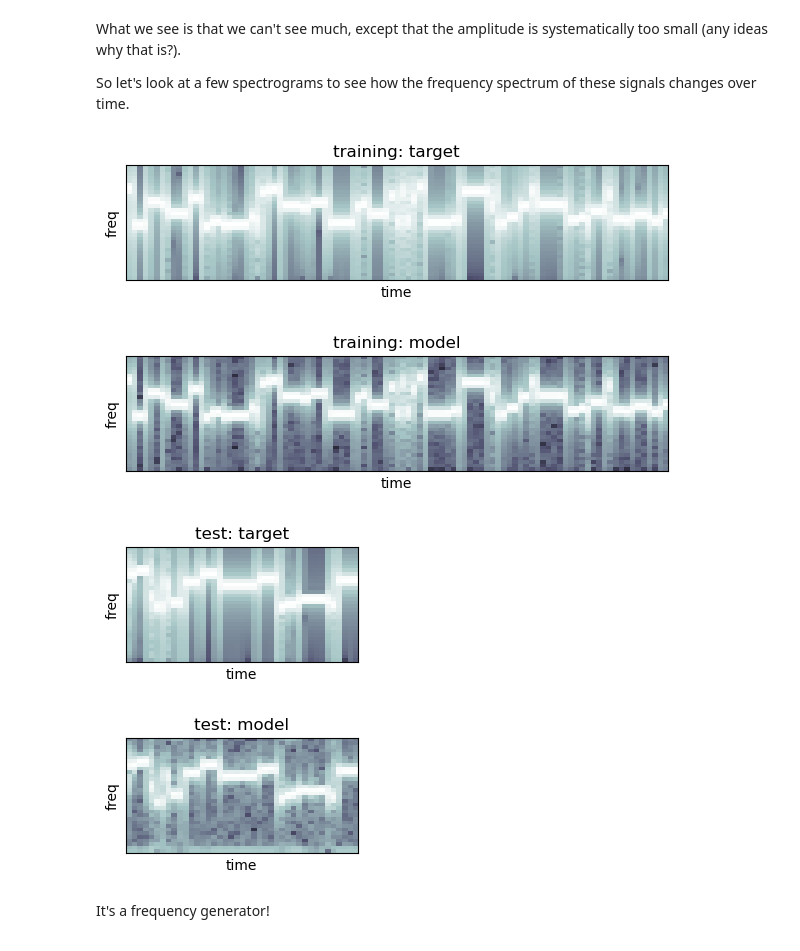
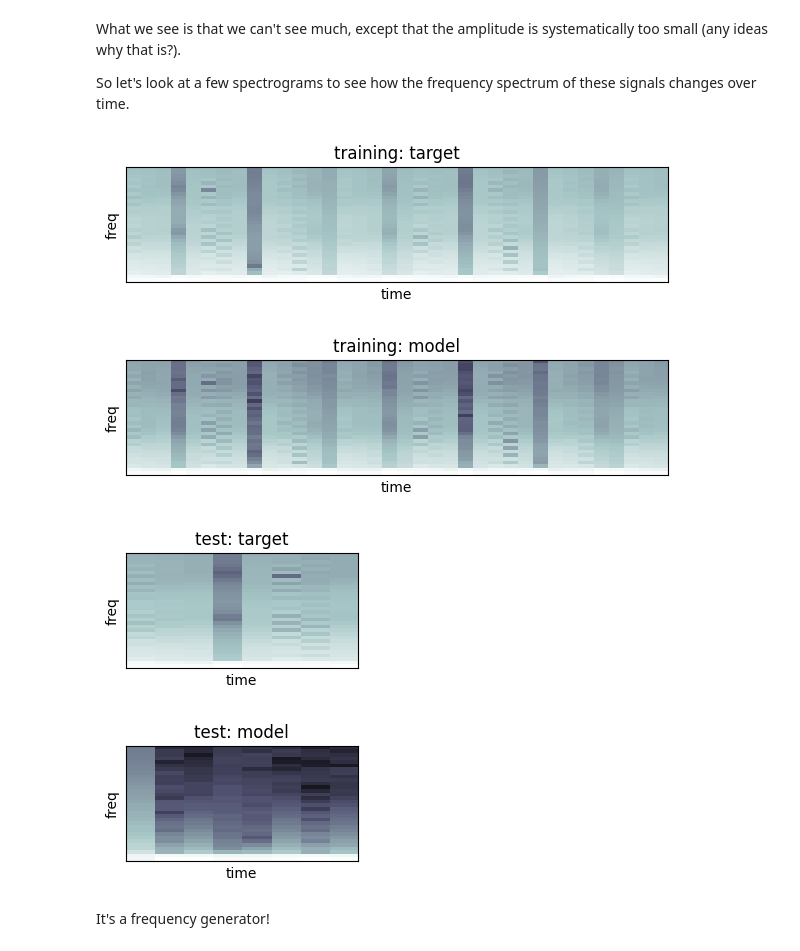
Before and after one commit to akerwick/pyESN, a Jupyter notebook: hh_gen.ipynb, the cells around one changed output. Cells and saved outputs as stored; diff of their text form; code cells hidden in the pictures.

```diff
--- a/hh_gen.ipynb
+++ b/hh_gen.ipynb
@@ -17,0 +85,3 @@ The network will learn to generate a wave signal whose frequency is determined b
+# %%
+u = u[0].T
+y = y[0].T
@@ -18,3 +97,6 @@ The network will learn to generate a wave signal whose frequency is determined b
+# %%
+u_train,u_test, y_train, y_test = train_test_split(
+    u, y, test_size=0.3, random_state=random_state)
 # %%
 rng = np.random.RandomState(42)
 def frequency_generator(N,min_period,max_period,n_changepoints):
@@ -55,24 +145,24 @@ Parameters are mostly the same as in Herbert Jaeger's original Matlab code.
 # %%
-esn = ESN(n_inputs = 2,
-          n_outputs = 1,
+esn = ESN(n_inputs = u.shape[1],
+          n_outputs = y.shape[1],
           n_reservoir = 200,
           spectral_radius = 0.25,
           sparsity = 0.95,
           noise = 0.001,
-          input_shift = [0,0],
-          input_scaling = [0.01, 3],
-          teacher_scaling = 1.12,
-          teacher_shift = -0.7,
-          out_activation = np.tanh,
-          inverse_out_activation = np.arctanh,
-          random_state = rng,
+#           input_shift = [0,0],
+#           input_scaling = [0.01, 3],
+#           teacher_scaling = 1.12,
+#           teacher_shift = -0.7,
+          #out_activation = np.tanh,
+          #inverse_out_activation = np.arctanh,
+          random_state = random_state,
           silent = False)
 
-pred_train = esn.fit(train_ctrl,train_output)
+pred_train = esn.fit(u_train,y_train)
 
 print("test error:")
-pred_test = esn.predict(test_ctrl)
-print(np.sqrt(np.mean((pred_test - test_output)**2)))
+pred_test = esn.predict(u_test)
+print(np.sqrt(np.mean((pred_test - y_test)**2)))
 # %% [output]
 harvesting states...
 fitting...
@@ -120,34 +223,34 @@ So let's look at a few spectrograms to see how the frequency spectrum of these s
 # %%
 def draw_spectogram(data):
     plt.specgram(data,Fs=4,NFFT=256,noverlap=150,cmap=plt.cm.bone,detrend=lambda x:(x-0.5))
     plt.gca().autoscale('x')
     plt.ylim([0,0.5])
     plt.ylabel("freq")
     plt.yticks([])
     plt.xlabel("time")
     plt.xticks([])
 
 plt.figure(figsize=(7,1.5))
-draw_spectogram(train_output.flatten())
+draw_spectogram(y_train.flatten())
 plt.title("training: target")
 plt.show()
 plt.figure(figsize=(7,1.5))
 draw_spectogram(pred_train.flatten())
 plt.title("training: model")
 plt.show()
 
 plt.figure(figsize=(3,1.5))
-draw_spectogram(test_output.flatten())
+draw_spectogram(y_test.flatten())
 plt.title("test: target")
 plt.show()
 plt.figure(figsize=(3,1.5))
 draw_spectogram(pred_test.flatten())
 plt.title("test: model")
 plt.show()
 # %% [output]
-[figure, old version]
+[figure, new version]
-[figure, old version]
+[figure, new version]
-[figure, old version]
+[figure, new version]
-[figure, old version]
+[figure, new version]
 # %% [markdown]
 It's a frequency generator!
```
Also changed, not shown: parts of 14 cells of this notebook, 2 other files.
